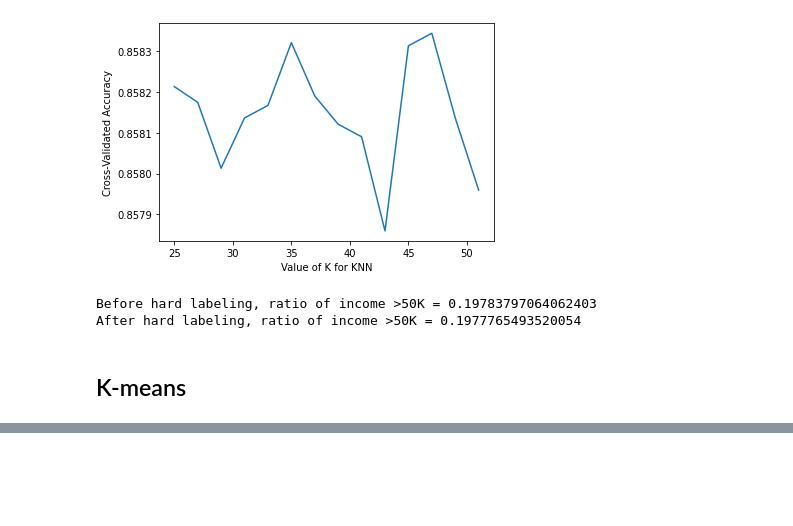
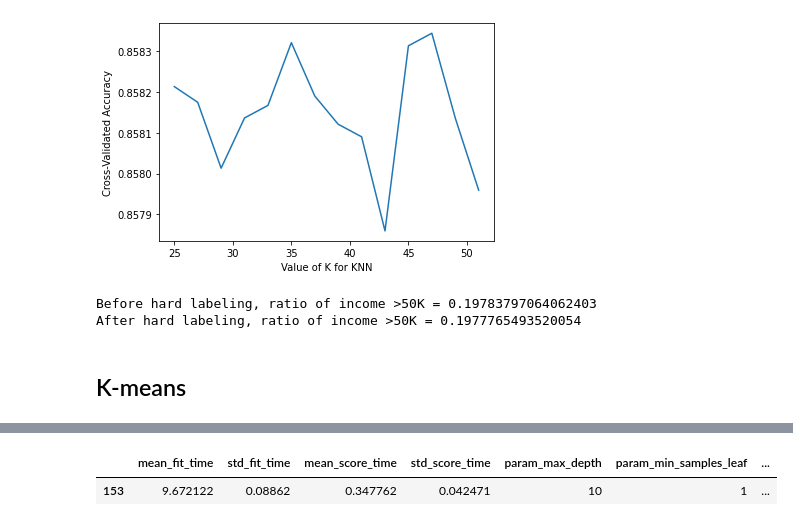
Before and after one commit to shengyenlin/Machine-Learning-EEML-2021-Fall, a Jupyter notebook: HW2/Modeling.ipynb, the cells around one changed output, grey strips where cells are left out. Cells and saved outputs as stored; diff of their text form; code cells hidden in the pictures; blank space fills up the shorter version.

```diff
--- a/HW2/Modeling.ipynb
+++ b/HW2/Modeling.ipynb
@@ -595,0 +640,10 @@ Name: mean_test_score, dtype: float64
+# %%
+y_train = data_train["income"]
+
+X_train_order = np.array(data_train[order_cat_cols])
+X_train_num = np.array(data_train[num_cols])
+X_train_cat = np.array(data_train[cat_cols])
+
+X_test_order = np.array(data_test[order_cat_cols])
+X_test_num = np.array(data_test[num_cols])
+X_test_cat = np.array(data_test[cat_cols])
@@ -595,0 +654,3 @@ Name: mean_test_score, dtype: float64
+# %%
+X_train = np.concatenate([X_train_order, X_train_num_scaled, X_train_cat], axis = 1)
+X_test = np.concatenate([X_test_order, X_test_num_scaled, X_test_cat], axis = 1)
@@ -595,0 +663,15 @@ Name: mean_test_score, dtype: float64
+# %%
+# Number of trees in random forest
+n_estimators = [int(x) for x in np.linspace(start = 100, stop = 250, num = 5)]
+# Maximum number of levels in tree
+max_depth = [int(x) for x in np.linspace(5, 10, num = 6)]
+# Minimum number of samples required to split a node
+min_samples_split = [2, 5]
+# Minimum number of samples required at each leaf node
+min_samples_leaf = [1, 2, 4]
+params_grid = {'n_estimators': n_estimators,
+               'max_depth': max_depth,
+               'min_samples_split': min_samples_split,
+               'min_samples_leaf': min_samples_leaf,
+               'oob_score': [True]}
+print(params_grid)
@@ -595,0 +680,4 @@ Name: mean_test_score, dtype: float64
+# %%
+RFC = RandomForestClassifier(random_state = 201)
+RFC_CV = GridSearchCV(estimator = RFC, param_grid = params_grid, cv = 5, verbose = 2, n_jobs = -1)
+RFC_CV.fit(X_train, y_train)
@@ -595,0 +703,6 @@ Name: mean_test_score, dtype: float64
+# %%
+RFC_CV_result = pd.DataFrame(RFC_CV.cv_results_)
+RFC_CV_result[RFC_CV_result["rank_test_score"] == 1]
+# %% [output]
+|  | mean_fit_time | std_fit_time | mean_score_time | std_score_time | param_max_depth | param_min_samples_leaf | ... |
+| 153 | 9.672122 | 0.08862 | 0.347762 | 0.042471 | 10 | 1 | ... |
```
Also changed, not shown: parts of 87 cells of this notebook, 5 other files.
